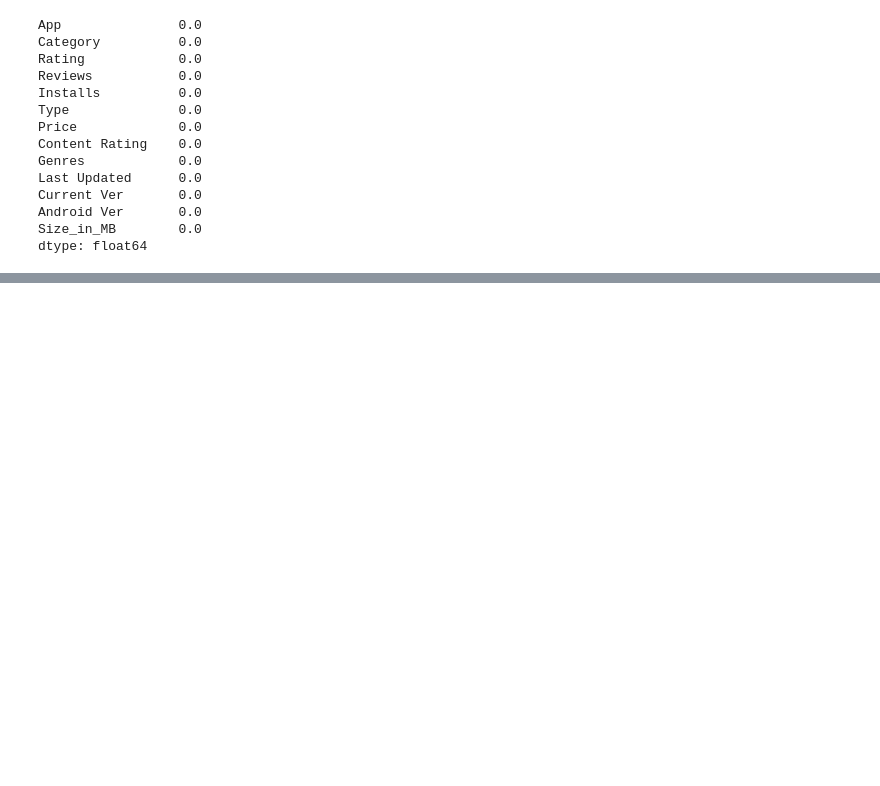
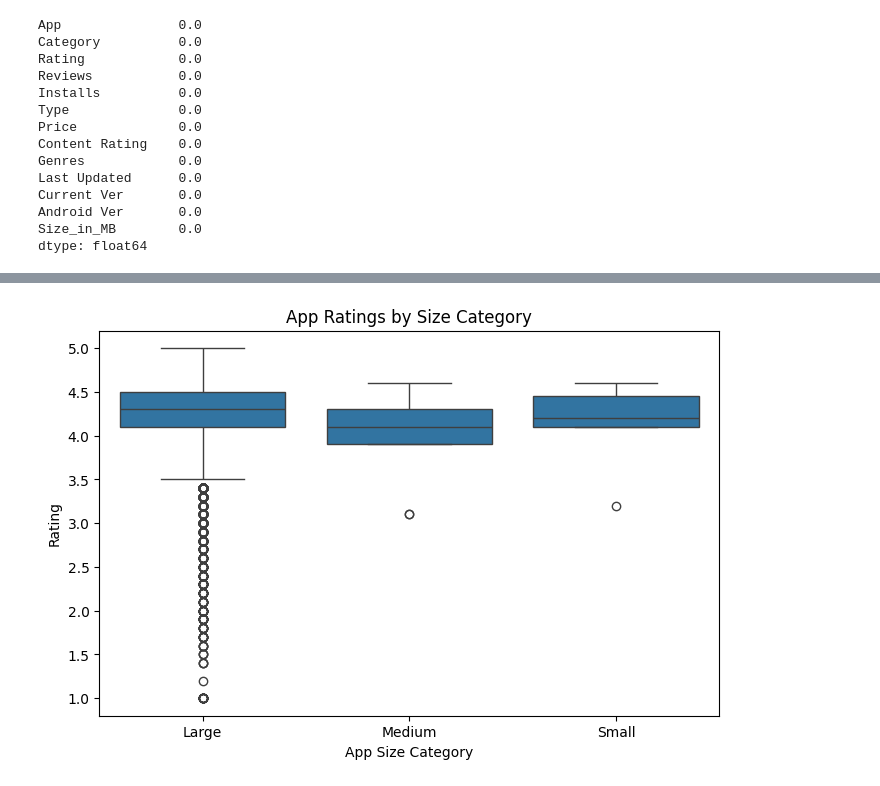
Before and after one commit to ejazurrehman/EDA_Google_Play_Store_App, a Jupyter notebook: eda_google_playstore_app.ipynb, the cells around one changed output, grey strips where cells are left out. Cells and saved outputs as stored; diff of their text form; code cells hidden in the pictures; blank space fills up the shorter version.

```diff
--- a/eda_google_playstore_app.ipynb
+++ b/eda_google_playstore_app.ipynb
@@ -869,0 +978,19 @@ dtype: float64
+# %%
+# Create Size_Category based on Size_in_MB
+def categorize_size(size):
+    if size < 20:
+        return 'Small'
+    elif 20 <= size <= 50:
+        return 'Medium'
+    else:
+        return 'Large'
+
+df['Size_Category'] = df['Size_in_MB'].apply(categorize_size)
+plt.figure(figsize=(8,5))
+sns.boxplot(data=df, x='Size_Category', y='Rating')
+plt.title('App Ratings by Size Category')
+plt.xlabel('App Size Category')
+plt.ylabel('Rating')
+plt.show()
+# %% [output]
+[figure, added]
```
Also changed, not shown: parts of 44 cells of this notebook.
